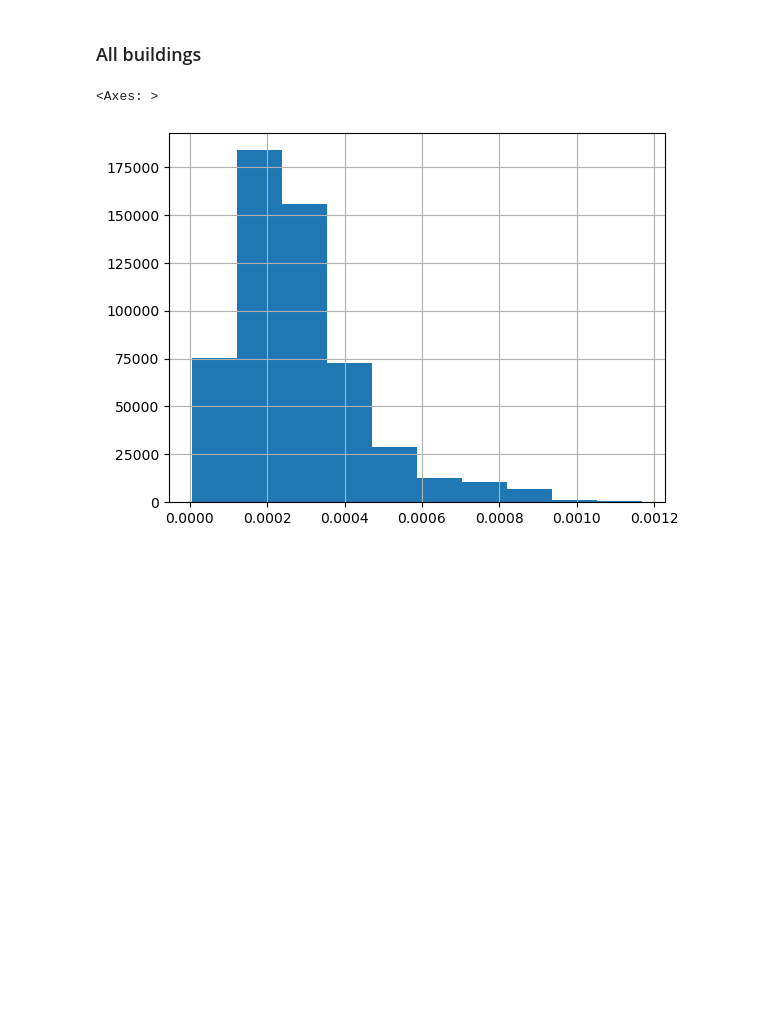
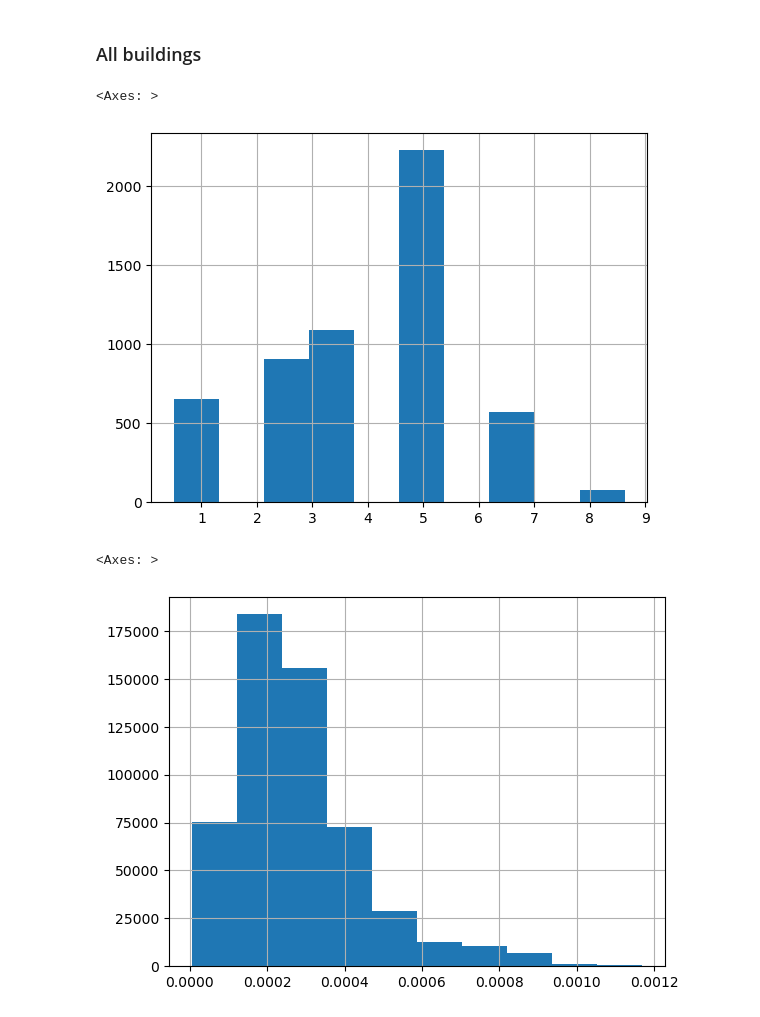
Before and after one commit to szvsw/ml-for-building-energy-modeling, a Jupyter notebook: NREL/resstock-streamlined.ipynb, the cells around one changed output. Cells and saved outputs as stored; diff of their text form; code cells hidden in the pictures; blank space fills up the shorter version.

```diff
--- a/NREL/resstock-streamlined.ipynb
+++ b/NREL/resstock-streamlined.ipynb
@@ -276,6 +271,15 @@ def get_wall_insulation(x):
         return 0.5
     else:
         return int(x.split("R-")[-1]) * RVAL_RSI
+
+
+def get_roof_insulation(x):
+    y = x[0]
+    if "Uninsulated" in y:
+        y = x[1]
+        if "Uninsulated" in x[1] or "None" in x[1]:
+            return 0.5
+    return int(y.split("R-")[-1]) * RVAL_RSI
 
 
 def get_slab_insulation(all_x):
@@ -635,8 +657,8 @@ space_definition = {
         "min": 0.3,
         "max": 18,
         "mode": "Continuous",
-        "resstock_path": ["insulation_roof"],
-        "resstock_format": lambda x: get_wall_insulation(x),
+        "resstock_path": ["insulation_roof", "insulation_ceiling"],
+        "resstock_format": lambda x: get_roof_insulation(x),
     },
     "SlabRValue": {
         "name": "SlabRValue",
@@ -802,6 +826,11 @@ all_data["epw"] = all_data.apply(
     lambda x: epw_str_formatter(x["state"], x["county"], amy_year), axis=1
 )
 all_data.to_hdf(resstock_output_path, key="features", mode="w")
+# %%
+all_data.RoofRValue.hist()
+# %% [output]
+<Axes: >
+[figure, added]
 # %%
 all_data.Infiltration.hist()
 # %% [output]
```
Also changed, not shown: parts of 7 cells of this notebook.
